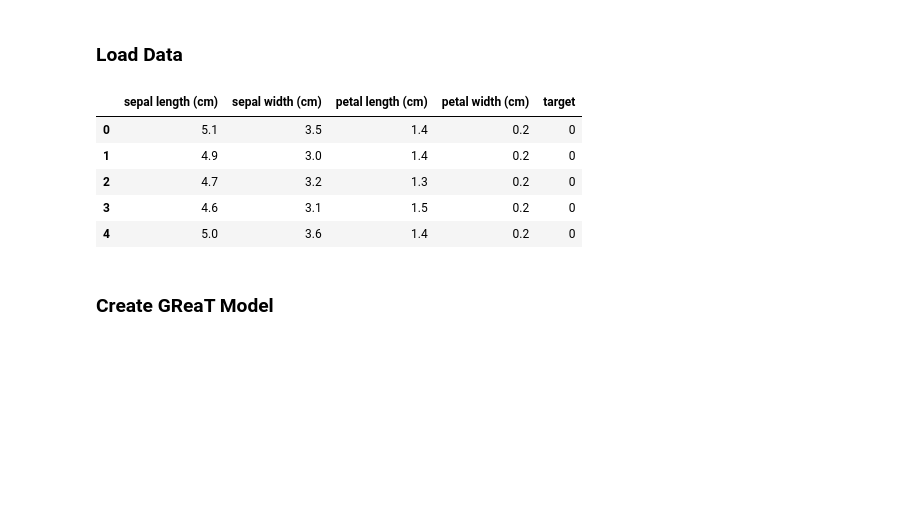
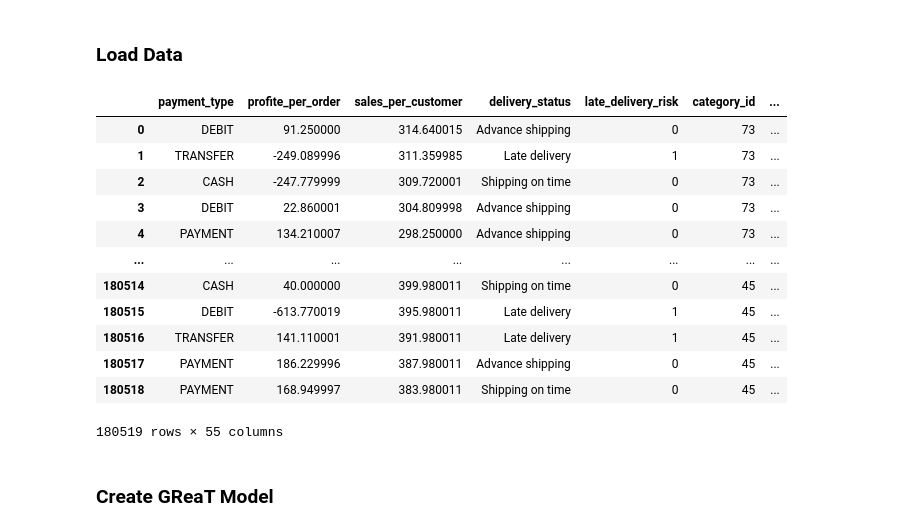
Before and after one commit to Yunbo-max/Tabular-Data-Generation, a Jupyter notebook: be_great-main/examples/Example_dataco.ipynb, the cells around one changed output. Cells and saved outputs as stored; diff of their text form; code cells hidden in the pictures; blank space fills up the shorter version.

```diff
--- a/be_great-main/examples/Example_dataco.ipynb
+++ b/be_great-main/examples/Example_dataco.ipynb
@@ -38,17 +38,24 @@ logger = set_logging_level(logging.INFO)
 # %%
 import pandas as pd
 
 # Replace the path with the actual path to your CSV file
-df = pd.read_csv('/tf/notebooks/examples/dataco_final.csv')
+df = pd.read_excel('/tf/notebooks/be_great-main/examples/dataco_final.xlsx')
 # df=df[:18000]
 df
 # %% [output]
-|  | sepal length (cm) | sepal width (cm) | petal length (cm) | petal width (cm) | target |
-| 0 | 5.1 | 3.5 | 1.4 | 0.2 | 0 |
-| 1 | 4.9 | 3.0 | 1.4 | 0.2 | 0 |
-| 2 | 4.7 | 3.2 | 1.3 | 0.2 | 0 |
-| 3 | 4.6 | 3.1 | 1.5 | 0.2 | 0 |
-| 4 | 5.0 | 3.6 | 1.4 | 0.2 | 0 |
+|  | payment_type | profite_per_order | sales_per_customer | delivery_status | late_delivery_risk | category_id | ... |
+| 0 | DEBIT | 91.250000 | 314.640015 | Advance shipping | 0 | 73 | ... |
+| 1 | TRANSFER | -249.089996 | 311.359985 | Late delivery | 1 | 73 | ... |
+| 2 | CASH | -247.779999 | 309.720001 | Shipping on time | 0 | 73 | ... |
+| 3 | DEBIT | 22.860001 | 304.809998 | Advance shipping | 0 | 73 | ... |
+| 4 | PAYMENT | 134.210007 | 298.250000 | Advance shipping | 0 | 73 | ... |
+| ... | ... | ... | ... | ... | ... | ... | ... |
+| 180514 | CASH | 40.000000 | 399.980011 | Shipping on time | 0 | 45 | ... |
+| 180515 | DEBIT | -613.770019 | 395.980011 | Late delivery | 1 | 45 | ... |
+| 180516 | TRANSFER | 141.110001 | 391.980011 | Late delivery | 1 | 45 | ... |
+| 180517 | PAYMENT | 186.229996 | 387.980011 | Advance shipping | 0 | 45 | ... |
+| 180518 | PAYMENT | 168.949997 | 383.980011 | Shipping on time | 0 | 45 | ... |
+180519 rows × 55 columns
 # %%
 dataset = df
 dataset['Customer Full Name'] = dataset['customer_fname'].astype(str) + dataset['customer_lname'].astype(str)
```
Also changed, not shown: 1 other file.
